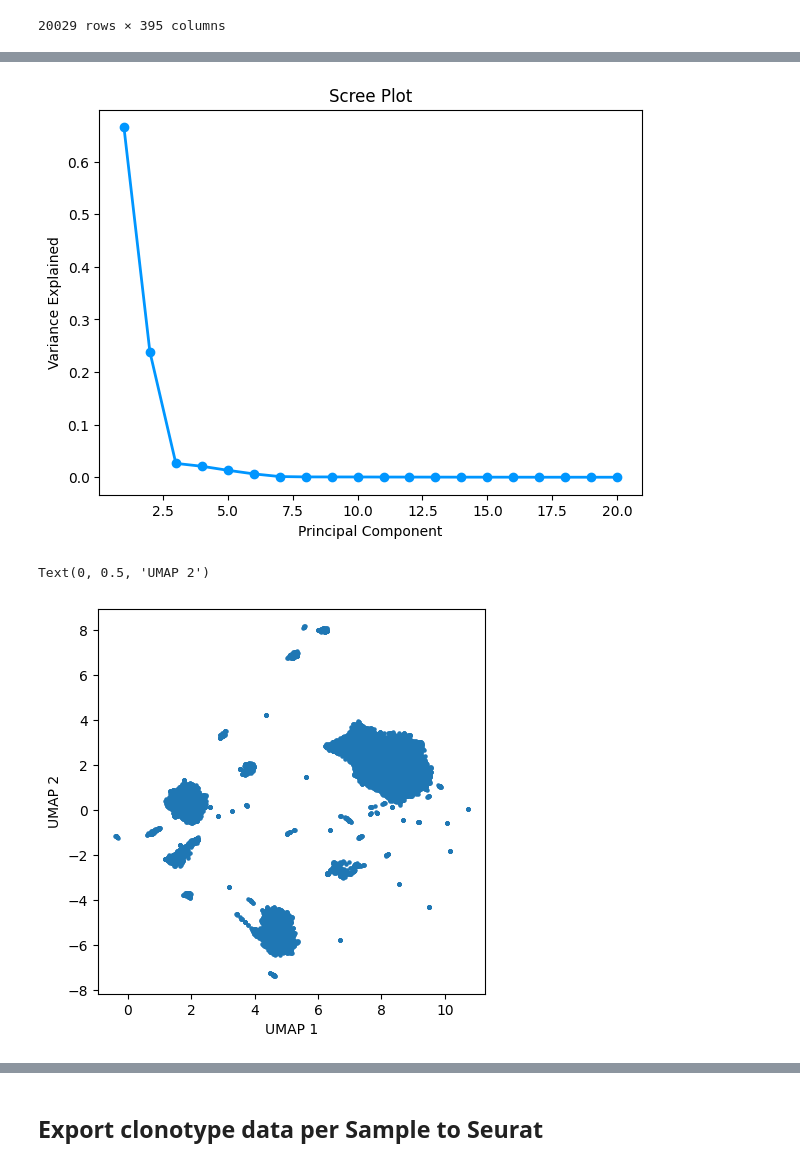
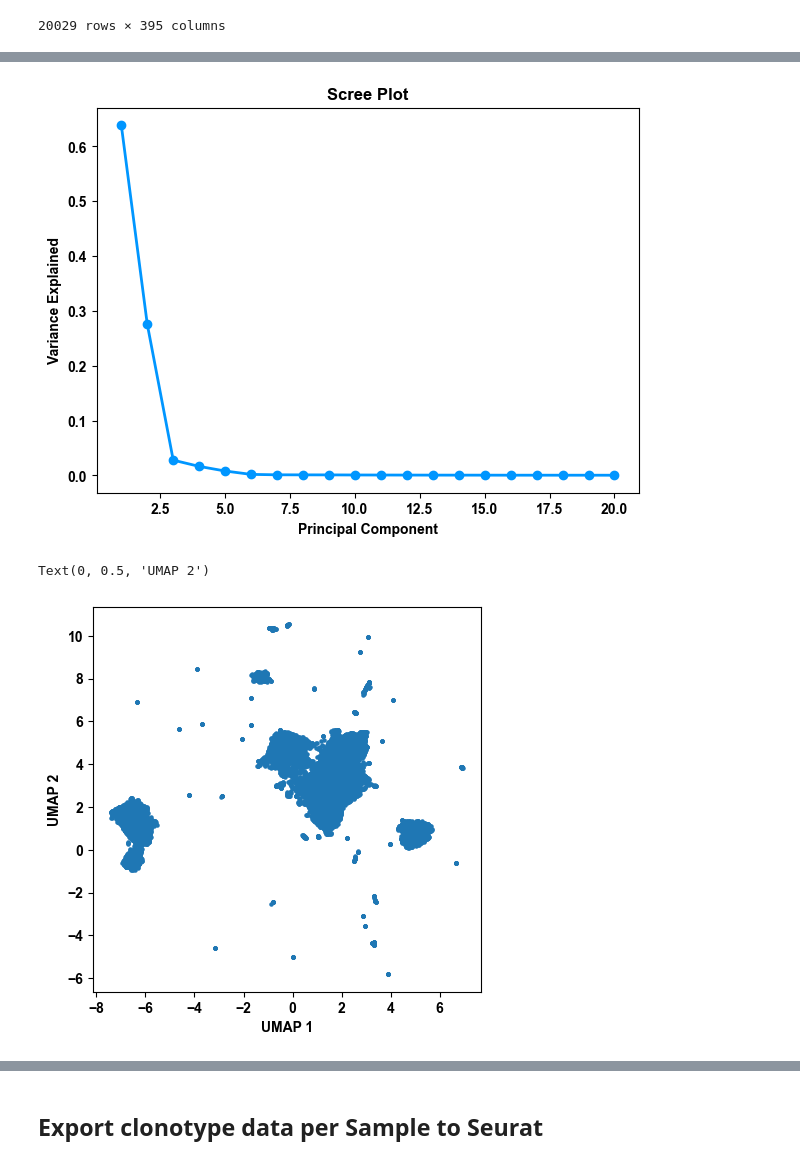
Before and after one commit to Perik-Zavodskii/TCRscape, a Jupyter notebook: TCRsacape.ipynb, the cells around one changed output, grey strips where cells are left out. Saved outputs shown, nothing was run; the diff lists cells and outputs as text; code cells hidden in the pictures.

```diff
--- a/TCRsacape.ipynb
+++ b/TCRsacape.ipynb
@@ -210,8 +208,8 @@ min_clones = 1
 
 # Featurs to use for clustering
 features_to_cluster = ['CD4', 'CD8A', 'NKG7', # T-cell type
-                       'FOXP3', 'IL2RA', # Treg
-                       # 'SELL','IL7R','CCR7', # T-cell type markers
+                       'FOXP3',  # Treg
+                       # 'SELL','IL7R','CCR7', 'IFNG', 'IL2RA', # T-cell type markers
                        'Sample_Group 1','Sample_Group 2','Sample_Group 3'
                       ]
 # %%
@@ -252,22 +250,22 @@ plt.ylabel('Variance Explained')
 plt.savefig('Scree Plot.png', dpi=600, bbox_inches='tight')
 plt.show()
 # %% [output]
-[figure, old version]
+[figure, new version]
 # %%
-n_components = 6 # From the Scree Plot
+n_components = 5 # From the Scree Plot
 
 # UMAP
 clusterable_embedding = umap.UMAP(
                                   n_neighbors=5,
                                   min_dist=0.1,
                                   n_components=n_components,
                                   random_state=14,
                                  ).fit_transform(X)
 plt.figure(figsize=(5,5))
 plt.scatter(clusterable_embedding[:, 0], clusterable_embedding[:, 1],
              s=5, cmap='Spectral')
 plt.xlabel('UMAP 1')
 plt.ylabel('UMAP 2')
 # %% [output]
 Text(0, 0.5, 'UMAP 2')
-[figure, old version]
+[figure, new version]
```
Also changed, not shown: parts of 16 cells of this notebook, 1 other file.
